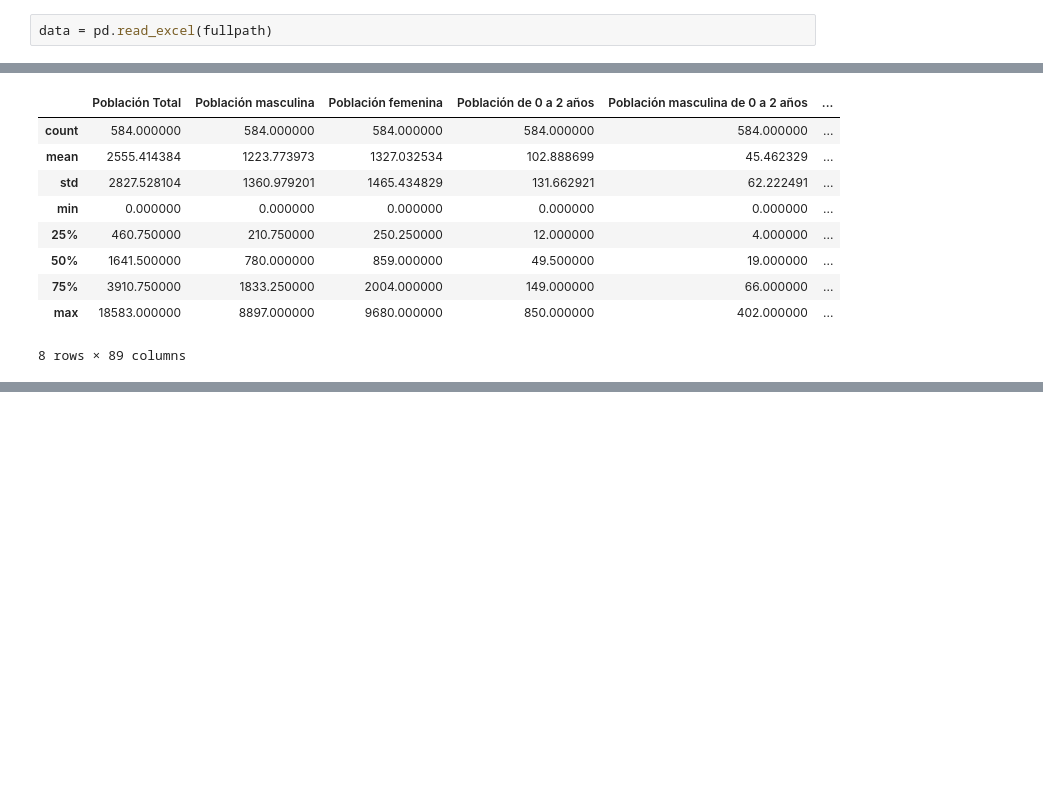
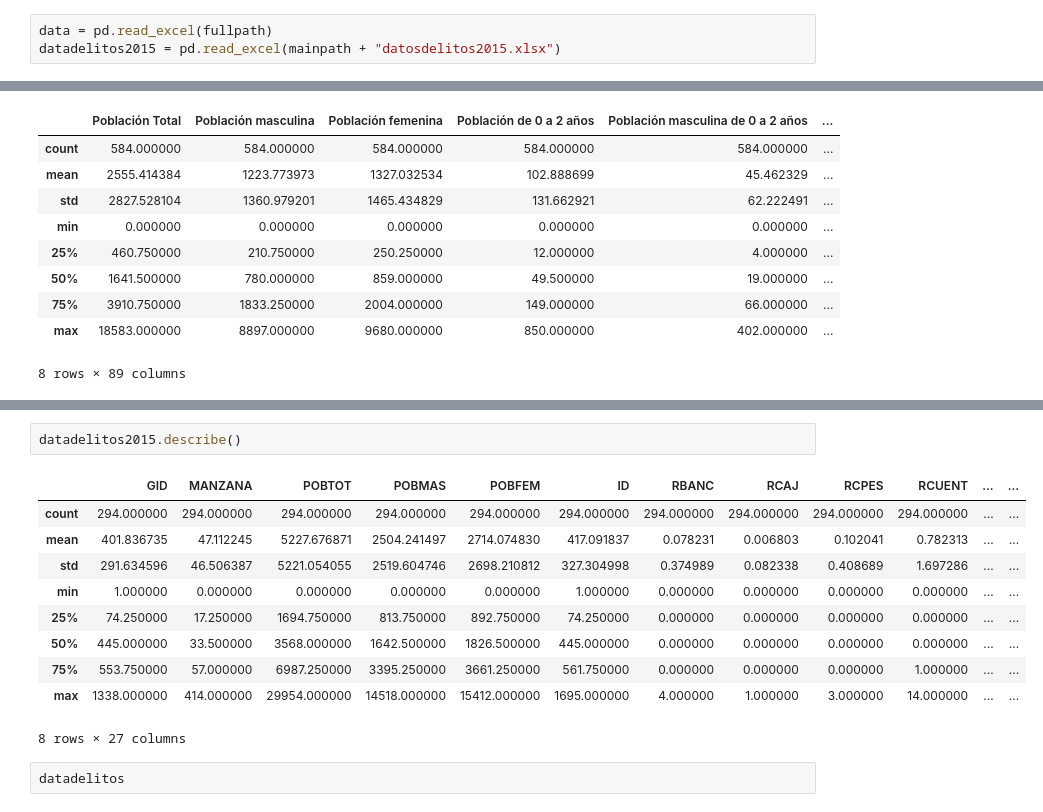
Before and after one commit to PithonAlphas/Ari, a Jupyter notebook: DataAnalysis.ipynb, the cells around one changed output, grey strips where cells are left out. Saved outputs shown, nothing was run; the diff lists cells and outputs as text; blank space fills up the shorter version.

```diff
--- a/DataAnalysis.ipynb
+++ b/DataAnalysis.ipynb
@@ -9,6 +9,7 @@ filename = "cuadrantes.xlsx"
 fullpath = os.path.join(mainpath,filename)
 # %%
 data = pd.read_excel(fullpath)
+datadelitos2015 = pd.read_excel(mainpath + "datosdelitos2015.xlsx")
 # %%
 data.head()
 # %% [output]
@@ -97,0 +129,15 @@ data.to_csv()
+# %%
+datadelitos2015.describe()
+# %% [output]
+|  | GID | MANZANA | POBTOT | POBMAS | POBFEM | ID | RBANC | RCAJ | RCPES | RCUENT | ... | ... |
+| count | 294.000000 | 294.000000 | 294.000000 | 294.000000 | 294.000000 | 294.000000 | 294.000000 | 294.000000 | 294.000000 | 294.000000 | ... | ... |
+| mean | 401.836735 | 47.112245 | 5227.676871 | 2504.241497 | 2714.074830 | 417.091837 | 0.078231 | 0.006803 | 0.102041 | 0.782313 | ... | ... |
+| std | 291.634596 | 46.506387 | 5221.054055 | 2519.604746 | 2698.210812 | 327.304998 | 0.374989 | 0.082338 | 0.408689 | 1.697286 | ... | ... |
+| min | 1.000000 | 0.000000 | 0.000000 | 0.000000 | 0.000000 | 1.000000 | 0.000000 | 0.000000 | 0.000000 | 0.000000 | ... | ... |
+| 25% | 74.250000 | 17.250000 | 1694.750000 | 813.750000 | 892.750000 | 74.250000 | 0.000000 | 0.000000 | 0.000000 | 0.000000 | ... | ... |
+| 50% | 445.000000 | 33.500000 | 3568.000000 | 1642.500000 | 1826.500000 | 445.000000 | 0.000000 | 0.000000 | 0.000000 | 0.000000 | ... | ... |
+| 75% | 553.750000 | 57.000000 | 6987.250000 | 3395.250000 | 3661.250000 | 561.750000 | 0.000000 | 0.000000 | 0.000000 | 1.000000 | ... | ... |
+| max | 1338.000000 | 414.000000 | 29954.000000 | 14518.000000 | 15412.000000 | 1695.000000 | 4.000000 | 1.000000 | 3.000000 | 14.000000 | ... | ... |
+8 rows × 27 columns
+# %%
+datadelitos
```
Also changed, not shown: parts of 4 cells of this notebook.
